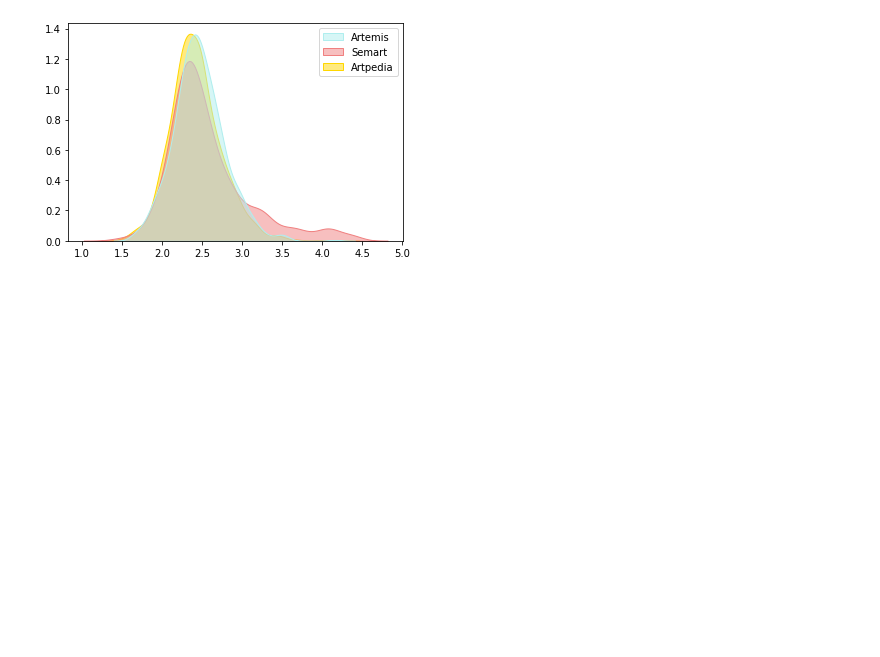
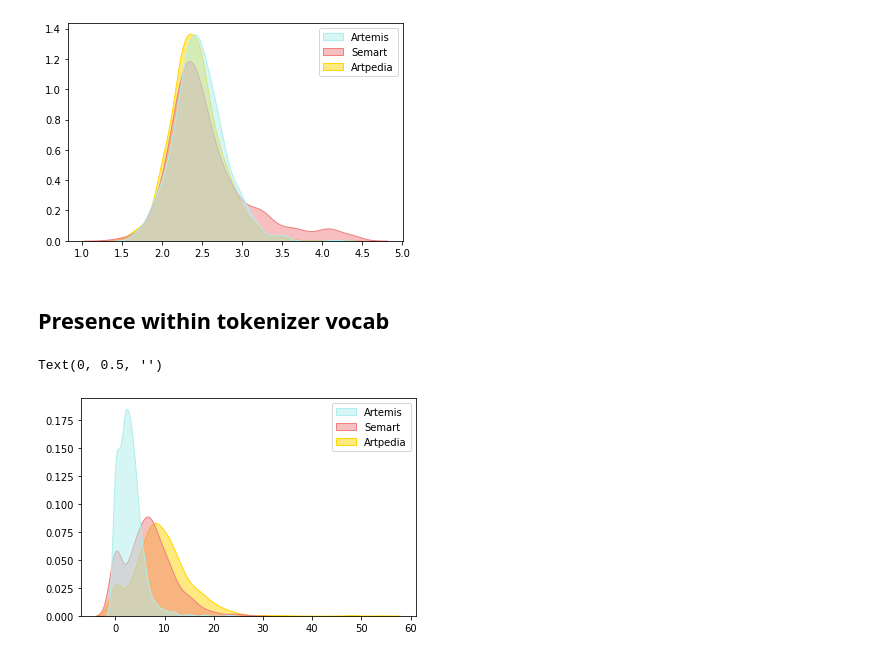
Before and after one commit to ricardokleinklein/EmotionalArt, a Jupyter notebook: notebooks/language_idiosyncracy.ipynb, the cells around one changed output. Saved outputs shown, nothing was run; the diff lists cells and outputs as text; code cells hidden in the pictures; blank space fills up the shorter version.

```diff
--- a/notebooks/language_idiosyncracy.ipynb
+++ b/notebooks/language_idiosyncracy.ipynb
@@ -169,3 +169,52 @@ plt.ylabel("")
 # %% [output]
 Text(0, 0.5, '')
 [figure]
+# %% [markdown]
+## Presence within tokenizer vocab
+# %%
+from data_preprocess.tokenizers import BPETokenizer
+from nltk.tokenize import word_tokenize
+
+tokenizer = BPETokenizer('clip')
+
+class MissingTokenizerVocabulary:
+
+	def __init__(self, tokenizer):
+		self.tok = tokenizer
+		self.vocab = tokenizer.tokenizer.get_vocab()
+
+	def __call__(self, text):
+		df = {'sentence': [], 'missing': []}
+		for sentence in text:
+			words = word_tokenize(sentence)
+			missed = 0
+			for word in words:
+				if word not in self.vocab or (word + '</w>') not in self.vocab:
+					missed += 1
+			df['sentence'].append(sentence)
+			df['missing'].append(missed)
+		df = pandas.DataFrame(df)
+		return pandas.DataFrame(df)
+
+missing_analyser = MissingTokenizerVocabulary(tokenizer)
+cc = [s for g in artemis["utterance"] for s in g.split(".")]
+artemis_tok = missing_analyser(cc)['missing']
+cc = [s for g in artpedia["description"] for s in g.split(".")]
+artpedia_tok = missing_analyser(cc)['missing']
+cc = [s for g in semart["DESCRIPTION"] for s in g.split(".")]
+semart_tok = missing_analyser(cc)['missing']
+tok = pandas.concat([artemis_tok, semart_tok, artpedia_tok], axis=1,
+						 ignore_index=True, names=["Artemis", "Semart",
+												   "Artpedia"])
+tok.rename(columns={0: "Artemis", 1: "Semart", 2: "Artpedia"},
+				inplace=True)
+# sns.histplot(data=sub, stat="percent", bins=20, common_norm=True,
+# 			 kde=True, legend=True, palette=["paleturquoise", "yellow",
+# 											 "lightcoral"], alpha=1)
+sns.kdeplot(data=tok, common_norm=False, legend=True,
+			palette=["paleturquoise", "lightcoral", "gold"],
+			fill=True, alpha=0.5, linewidth=1)
+plt.ylabel("")
+# %% [output]
+Text(0, 0.5, '')
+[figure, added]
```
Also changed, not shown: 1 other file.
